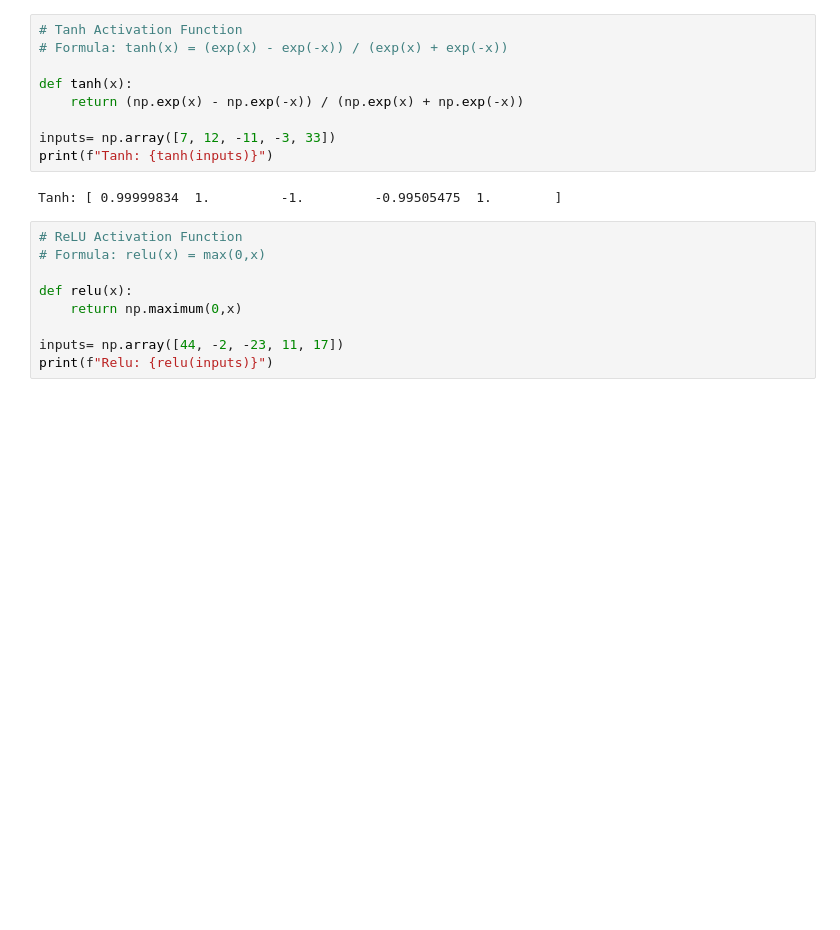
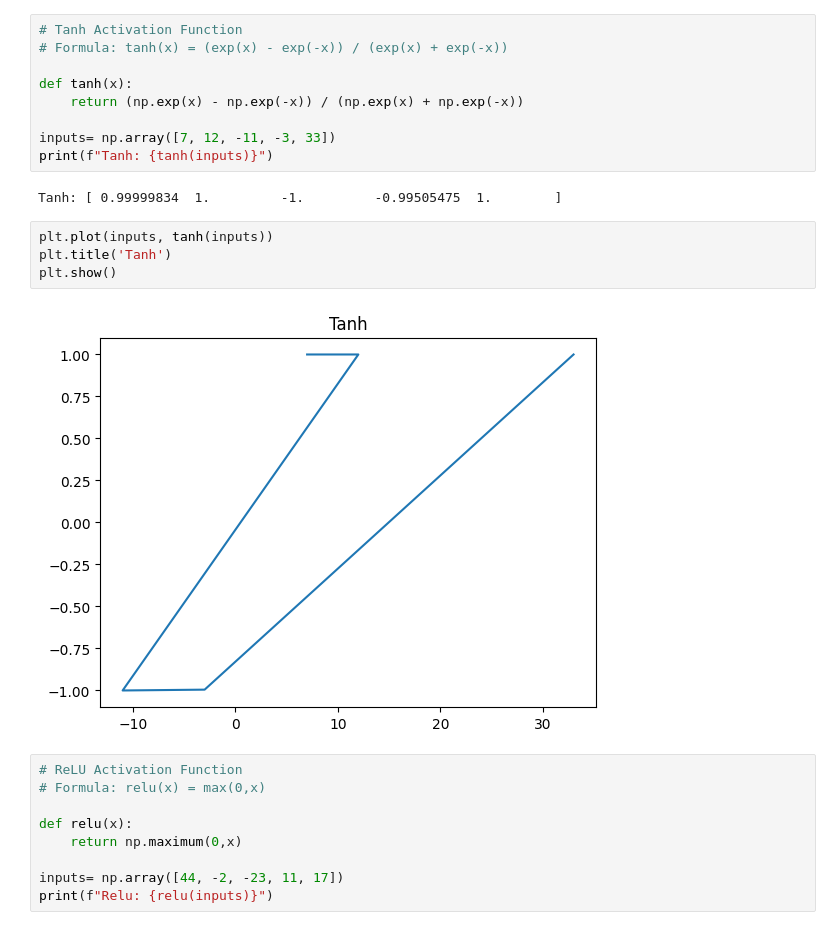
Before and after one commit to SwarajPatil2004/Gen_AI_Internship, a Jupyter notebook: Activation_Function.ipynb, the cells around one changed output. Saved outputs shown, nothing was run; the diff lists cells and outputs as text; blank space fills up the shorter version.

```diff
--- a/Activation_Function.ipynb
+++ b/Activation_Function.ipynb
@@ -22,6 +29,12 @@ inputs= np.array([7, 12, -11, -3, 33])
 print(f"Tanh: {tanh(inputs)}")
 # %% [output]
 Tanh: [ 0.99999834  1.         -1.         -0.99505475  1.        ]
+# %%
+plt.plot(inputs, tanh(inputs))
+plt.title('Tanh')
+plt.show()
+# %% [output]
+[figure, added]
 # %%
 # ReLU Activation Function
 # Formula: relu(x) = max(0,x)
```
Also changed, not shown: parts of 7 cells of this notebook.
